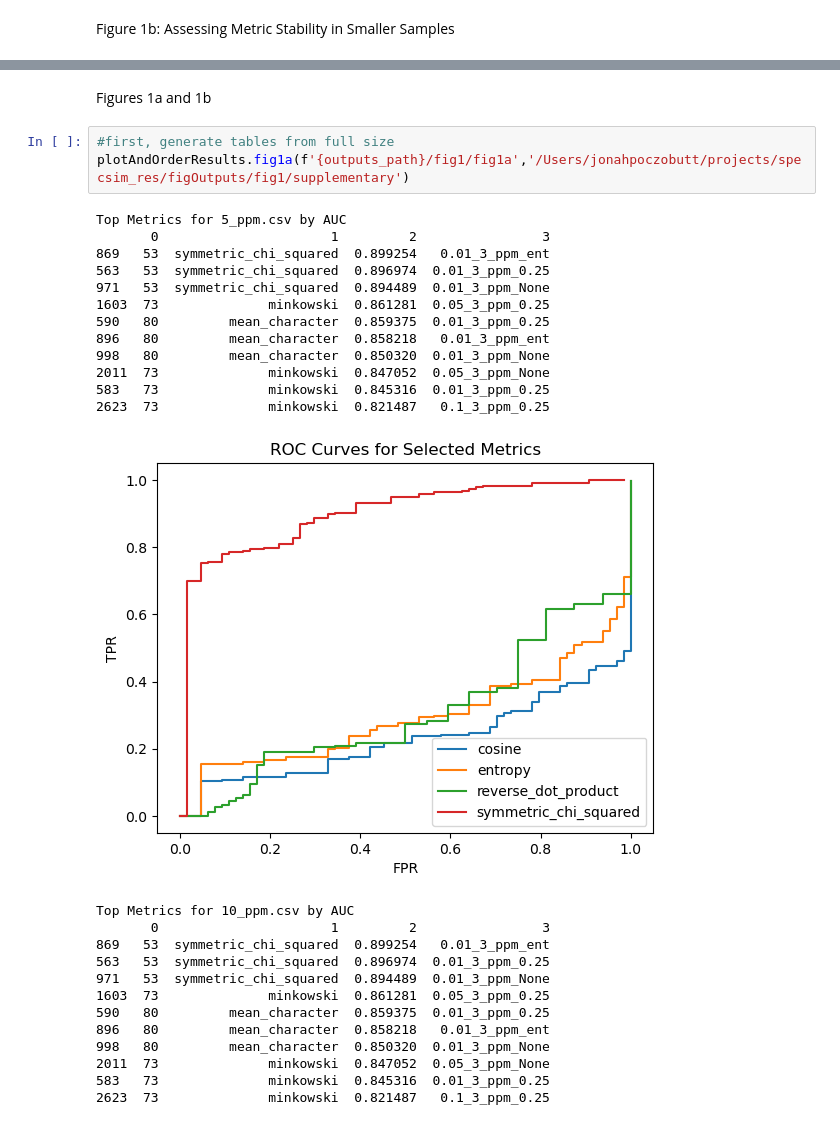
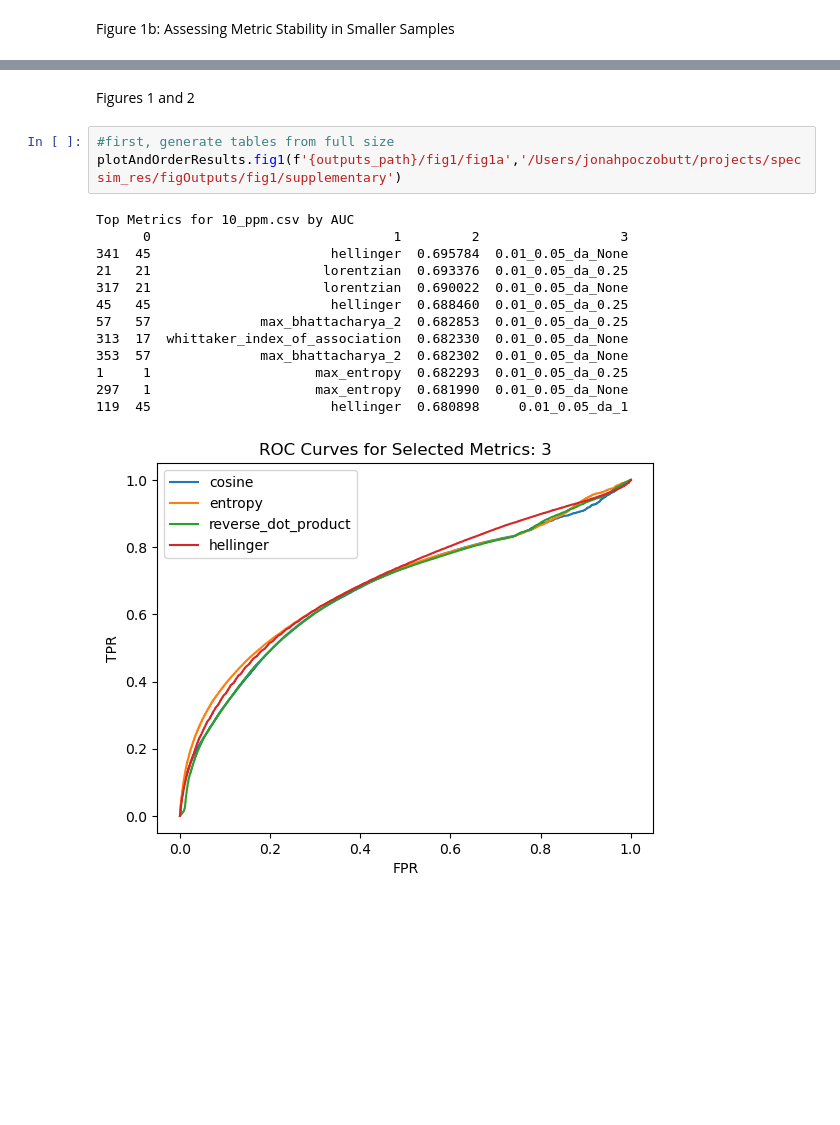
Before and after one commit to Jbug1/SpecSim, a Jupyter notebook: figures.ipynb, the cells around one changed output, grey strips where cells are left out. Saved outputs shown, nothing was run; the diff lists cells and outputs as text; blank space fills up the shorter version.

```diff
--- a/figures.ipynb
+++ b/figures.ipynb
@@ -176,31 +170,19 @@ KeyboardInterrupt:
 # %% [markdown]
-Figures 1a and 1b
+Figures 1 and 2
 # %%
 #first, generate tables from full size
-plotAndOrderResults.fig1a(f'{outputs_path}/fig1/fig1a','/Users/jonahpoczobutt/projects/specsim_res/figOutputs/fig1/supplementary')
+plotAndOrderResults.fig1(f'{outputs_path}/fig1/fig1a','/Users/jonahpoczobutt/projects/specsim_res/figOutputs/fig1/supplementary')
 # %% [output]
-Top Metrics for 5_ppm.csv by AUC
-       0                      1         2                3
-869   53  symmetric_chi_squared  0.899254   0.01_3_ppm_ent
-563   53  symmetric_chi_squared  0.896974  0.01_3_ppm_0.25
-971   53  symmetric_chi_squared  0.894489  0.01_3_ppm_None
-1603  73              minkowski  0.861281  0.05_3_ppm_0.25
-590   80         mean_character  0.859375  0.01_3_ppm_0.25
-896   80         mean_character  0.858218   0.01_3_ppm_ent
-998   80         mean_character  0.850320  0.01_3_ppm_None
-2011  73              minkowski  0.847052  0.05_3_ppm_None
-583   73              minkowski  0.845316  0.01_3_ppm_0.25
-2623  73              minkowski  0.821487   0.1_3_ppm_0.25
+Top Metrics for 10_ppm.csv by AUC
+      0                               1         2                  3
+341  45                       hellinger  0.695784  0.01_0.05_da_None
+21   21                      lorentzian  0.693376  0.01_0.05_da_0.25
+317  21                      lorentzian  0.690022  0.01_0.05_da_None
+45   45                       hellinger  0.688460  0.01_0.05_da_0.25
+57   57              max_bhattacharya_2  0.682853  0.01_0.05_da_0.25
+313  17  whittaker_index_of_association  0.682330  0.01_0.05_da_None
+353  57              max_bhattacharya_2  0.682302  0.01_0.05_da_None
+1     1                     max_entropy  0.682293  0.01_0.05_da_0.25
+297   1                     max_entropy  0.681990  0.01_0.05_da_None
+119  45                       hellinger  0.680898     0.01_0.05_da_1
-[figure, old version]
+[figure, new version]
-Top Metrics for 10_ppm.csv by AUC
-       0                      1         2                3
-869   53  symmetric_chi_squared  0.899254   0.01_3_ppm_ent
-563   53  symmetric_chi_squared  0.896974  0.01_3_ppm_0.25
-971   53  symmetric_chi_squared  0.894489  0.01_3_ppm_None
-1603  73              minkowski  0.861281  0.05_3_ppm_0.25
-590   80         mean_character  0.859375  0.01_3_ppm_0.25
-896   80         mean_character  0.858218   0.01_3_ppm_ent
-998   80         mean_character  0.850320  0.01_3_ppm_None
-2011  73              minkowski  0.847052  0.05_3_ppm_None
-583   73              minkowski  0.845316  0.01_3_ppm_0.25
-2623  73              minkowski  0.821487   0.1_3_ppm_0.25
```
Also changed, not shown: parts of 15 cells of this notebook, 6 other files.
